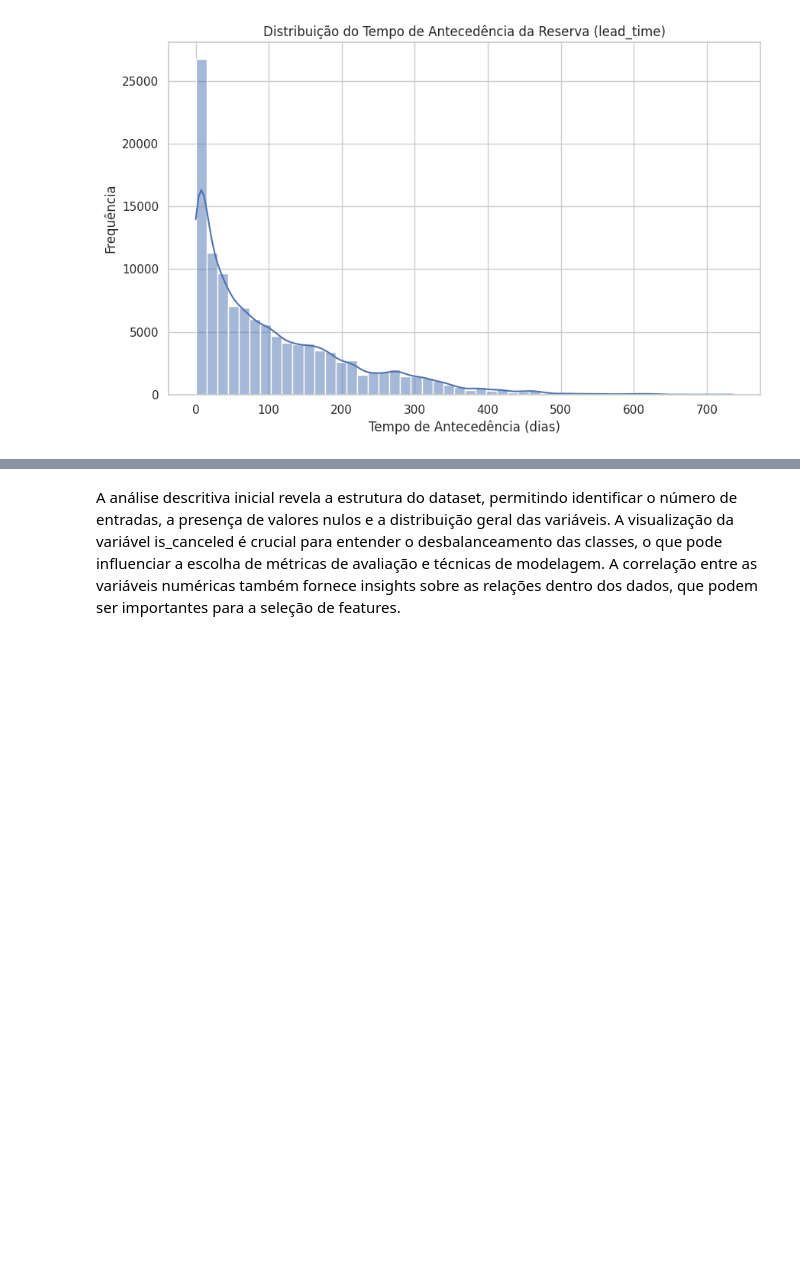
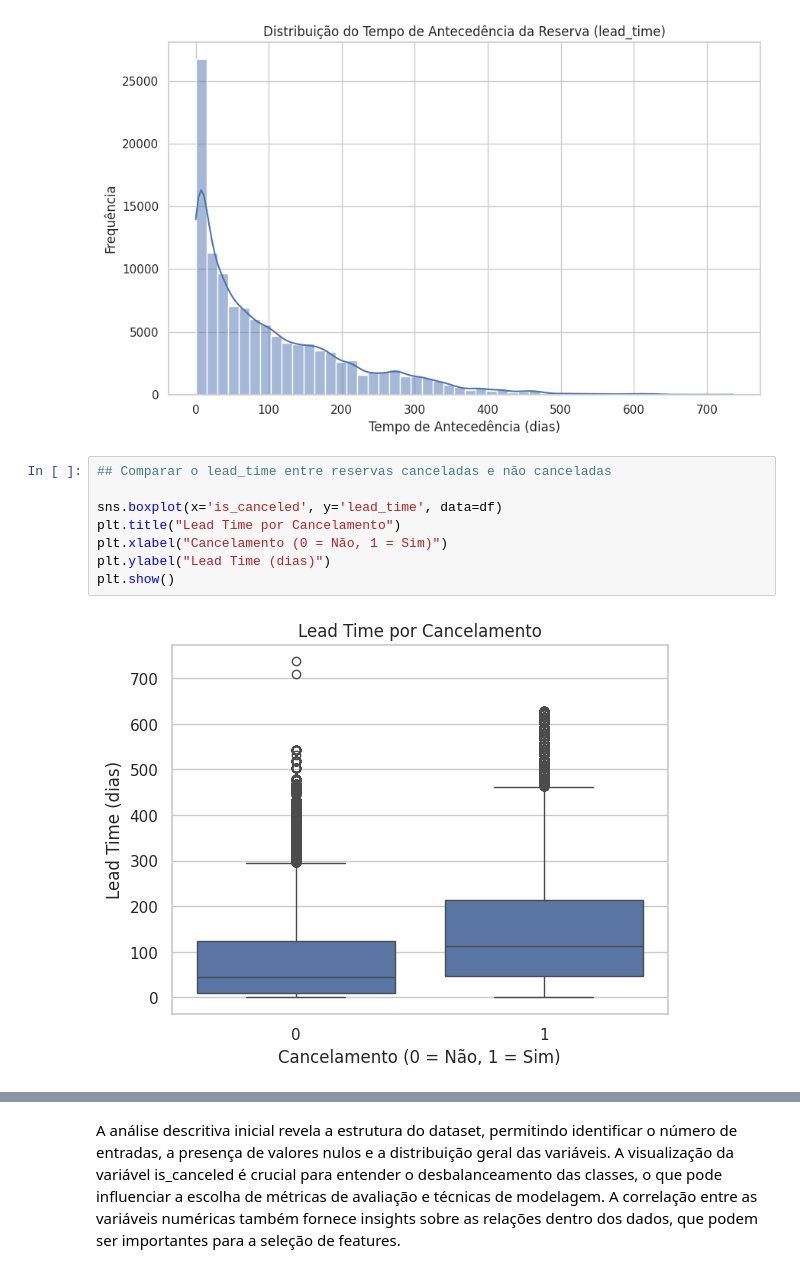
Before and after one commit to natalfr17/An-lise-Estat-stica-de-Dados-e-Informa-es, a Jupyter notebook: Prova_2.ipynb, the cells around one changed output, grey strips where cells are left out. Cells and saved outputs as stored; diff of their text form; blank space fills up the shorter version.

```diff
--- a/Prova_2.ipynb
+++ b/Prova_2.ipynb
@@ -165,3 +165,13 @@ plt.ylabel('Frequência')
 plt.show()
 # %% [output]
 [figure]
+# %%
+## Comparar o lead_time entre reservas canceladas e não canceladas
+
+sns.boxplot(x='is_canceled', y='lead_time', data=df)
+plt.title("Lead Time por Cancelamento")
+plt.xlabel("Cancelamento (0 = Não, 1 = Sim)")
+plt.ylabel("Lead Time (dias)")
+plt.show()
+# %% [output]
+[figure, added]
```
Also changed, not shown: parts of 7 cells of this notebook.
